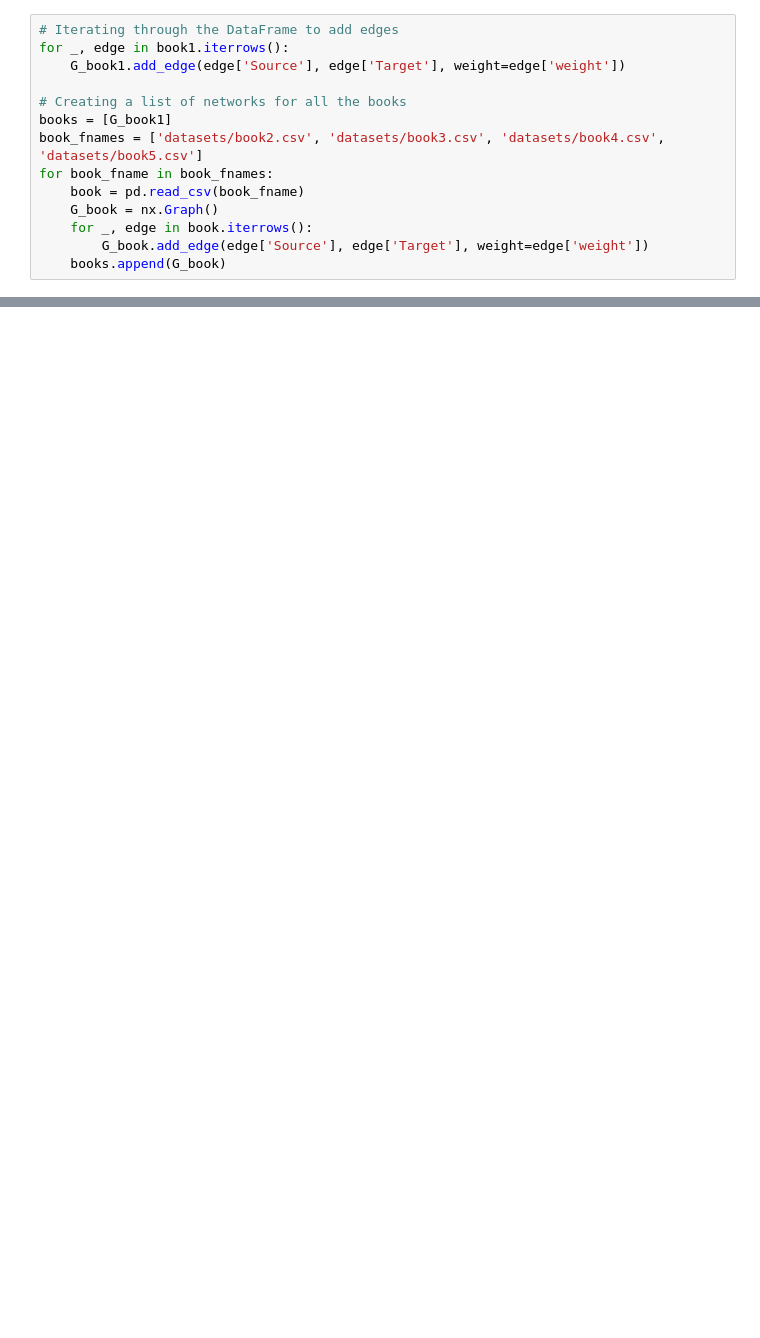
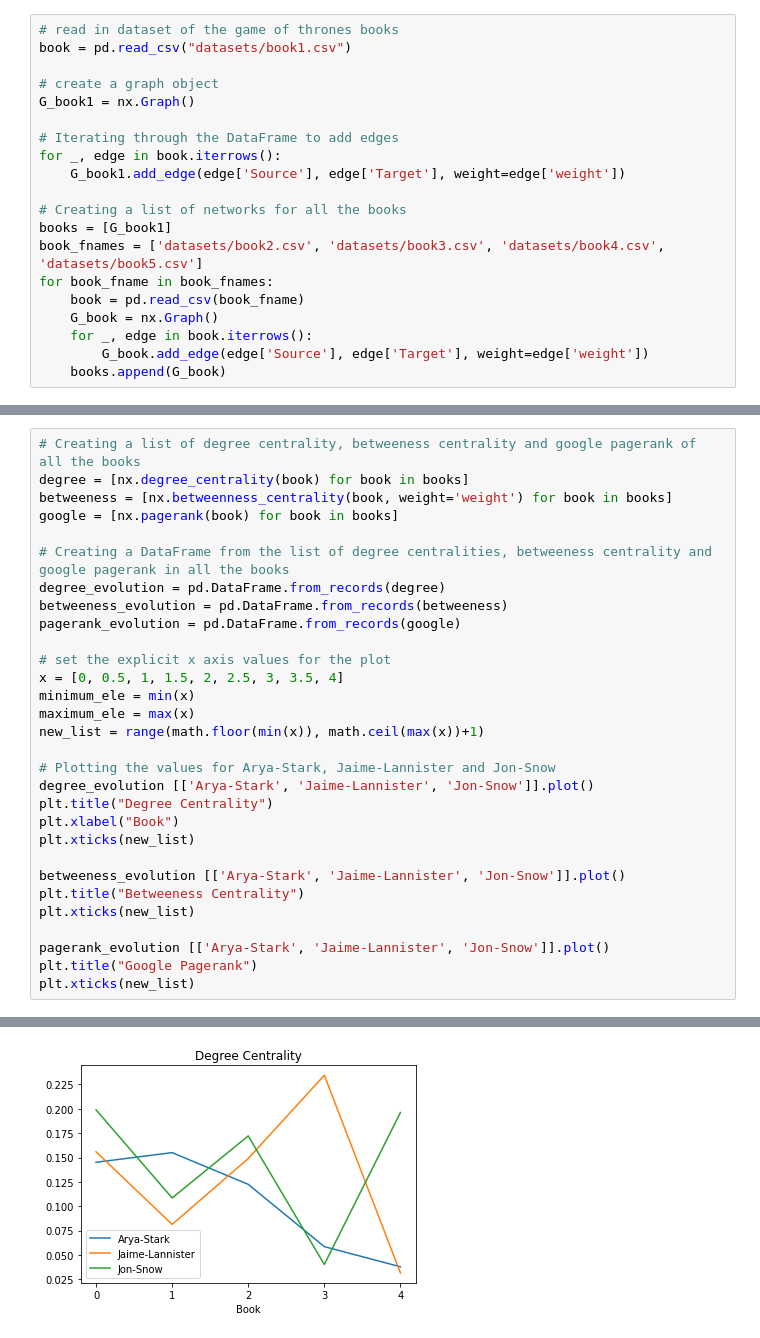
Before and after one commit to nrabbi/Data-Science-Projects, a Jupyter notebook: python_projects/2_1_Network Analysis of Game of Thrones/notebook.ipynb, the cells around one changed output, grey strips where cells are left out. Drawn from its saved outputs; the diff is of its cells as text; blank space fills up the shorter version.

```diff
--- a/python_projects/2_1_Network Analysis of Game of Thrones/notebook.ipynb
+++ b/python_projects/2_1_Network Analysis of Game of Thrones/notebook.ipynb
@@ -38,6 +12,12 @@ G_book1 = nx.Graph()
 # %%
+# read in dataset of the game of thrones books
+book = pd.read_csv("datasets/book1.csv")
+
+# create a graph object
+G_book1 = nx.Graph()
+
 # Iterating through the DataFrame to add edges
-for _, edge in book1.iterrows():
+for _, edge in book.iterrows():
     G_book1.add_edge(edge['Source'], edge['Target'], weight=edge['weight'])
 
 # Creating a list of networks for all the books
@@ -191,0 +35,31 @@ display(cor.corr())
+# %%
+# Creating a list of degree centrality, betweeness centrality and google pagerank of all the books
+degree = [nx.degree_centrality(book) for book in books]
+betweeness = [nx.betweenness_centrality(book, weight='weight') for book in books]
+google = [nx.pagerank(book) for book in books]
+
+# Creating a DataFrame from the list of degree centralities, betweeness centrality and google pagerank in all the books
+degree_evolution = pd.DataFrame.from_records(degree)
+betweeness_evolution = pd.DataFrame.from_records(betweeness)
+pagerank_evolution = pd.DataFrame.from_records(google)
+
+# set the explicit x axis values for the plot
+x = [0, 0.5, 1, 1.5, 2, 2.5, 3, 3.5, 4]
+minimum_ele = min(x)
+maximum_ele = max(x)
+new_list = range(math.floor(min(x)), math.ceil(max(x))+1)
+
+# Plotting the values for Arya-Stark, Jaime-Lannister and Jon-Snow
+degree_evolution [['Arya-Stark', 'Jaime-Lannister', 'Jon-Snow']].plot()
+plt.title("Degree Centrality")
+plt.xlabel("Book")
+plt.xticks(new_list)
+
+betweeness_evolution [['Arya-Stark', 'Jaime-Lannister', 'Jon-Snow']].plot()
+plt.title("Betweeness Centrality")
+plt.xticks(new_list)
+
+pagerank_evolution [['Arya-Stark', 'Jaime-Lannister', 'Jon-Snow']].plot()
+plt.title("Google Pagerank")
+plt.xticks(new_list)
+# %% [output]
@@ -191,0 +76 @@ display(cor.corr())
+[figure, added]
```
Also changed, not shown: parts of 23 cells of this notebook, 3 other files.
